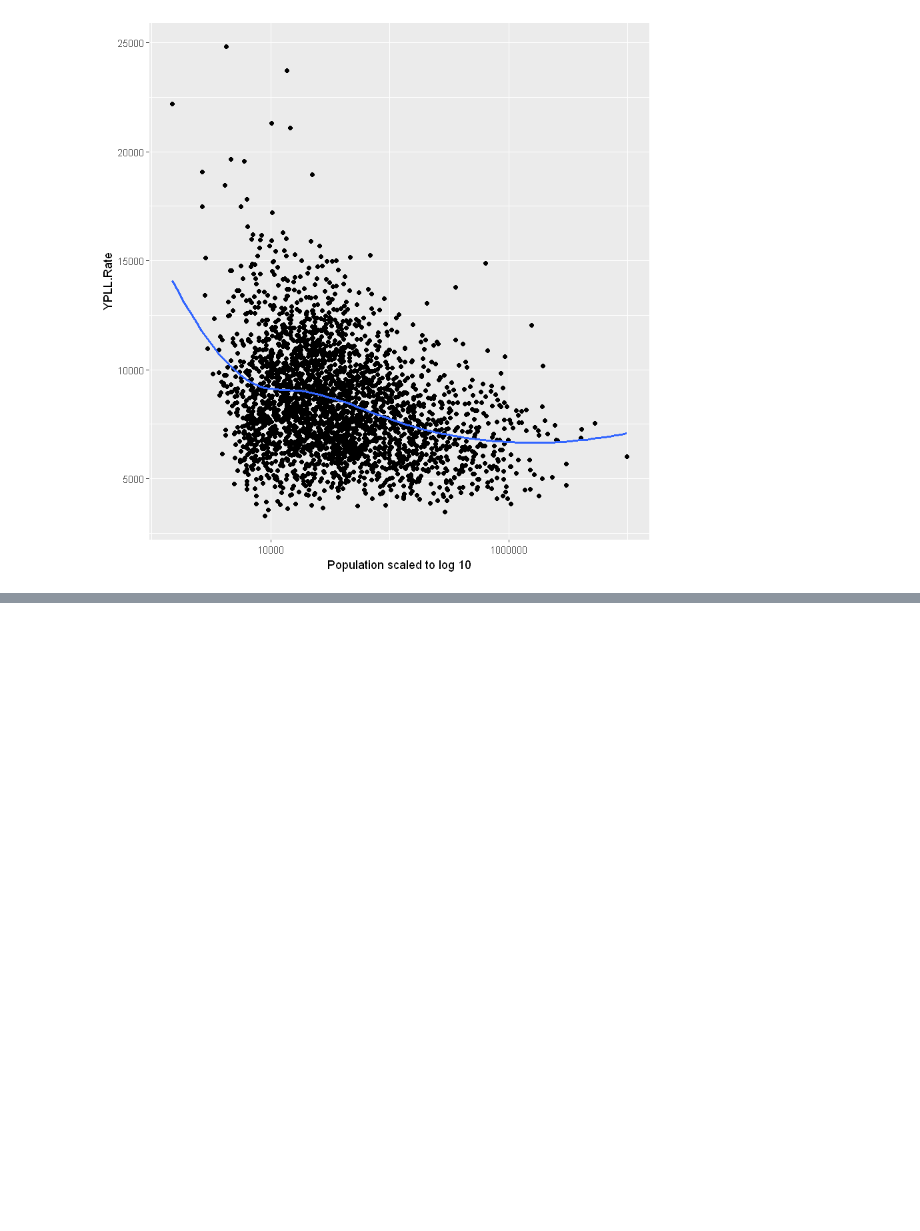
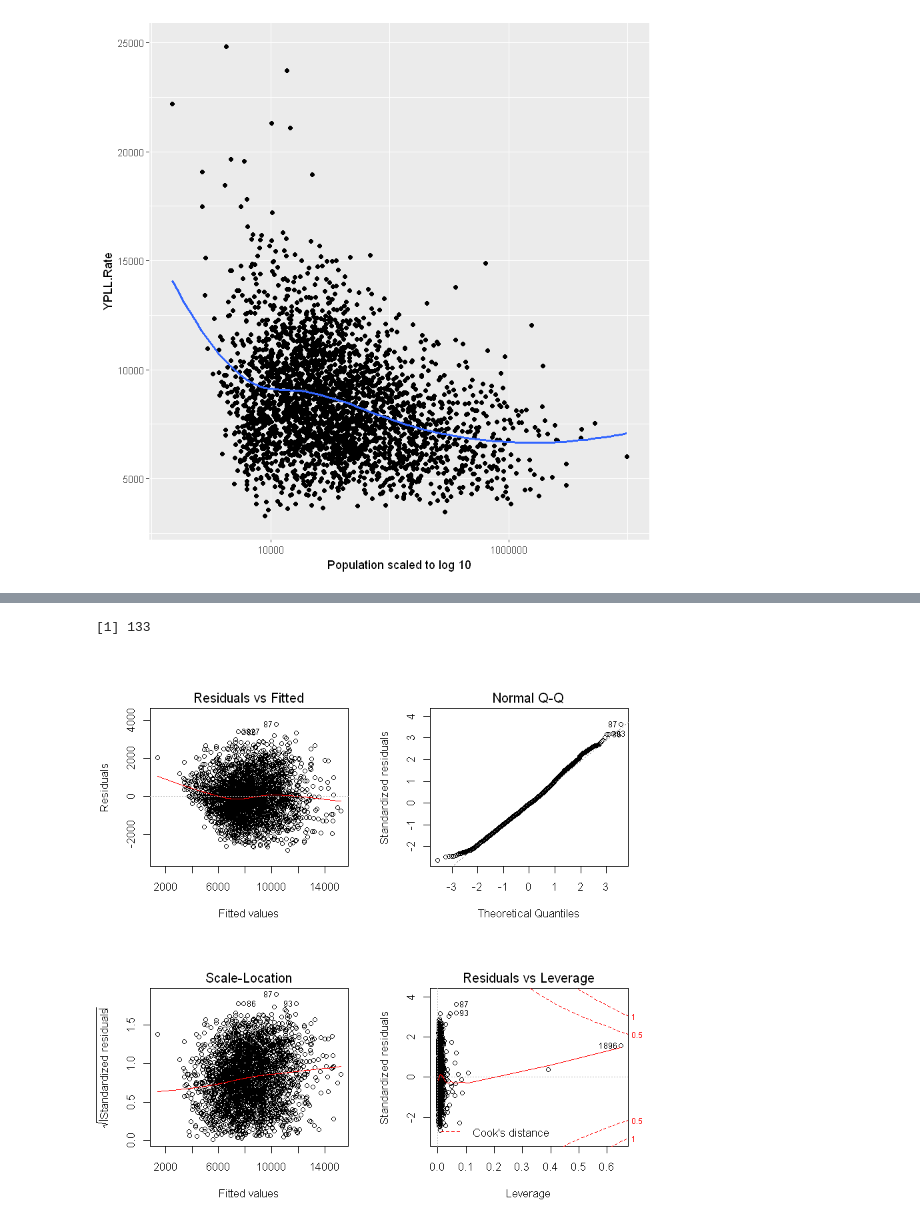
Before and after one commit to royxss/AppliedStats, a Jupyter notebook: YPLL.ipynb, the cells around one changed output, grey strips where cells are left out. Cells and saved outputs as stored; diff of their text form; code cells hidden in the pictures; blank space fills up the shorter version.

```diff
--- a/YPLL.ipynb
+++ b/YPLL.ipynb
@@ -308,0 +265,13 @@ F-statistic:  6434 on 16 and 2818 DF,  p-value: < 0.00000000000000022
+# %%
+# Exclude studentized residual > 3
+rmv_stud_resid <- stud_resid[abs(stud_resid) > 2]
+length(rmv_stud_resid)
+# Exclude outliers
+df_exc_out <- df[!row.names(df) %in% names(rmv_stud_resid),]
+lm.2 <- lm(modelForm, data = df_exc_out)
+# Residual analysis:
+par(mfrow = c(2, 2))
+plot(lm.2)
+# %% [output]
+[1] 133
+[figure, added]
```
Also changed, not shown: parts of 14 cells of this notebook.
